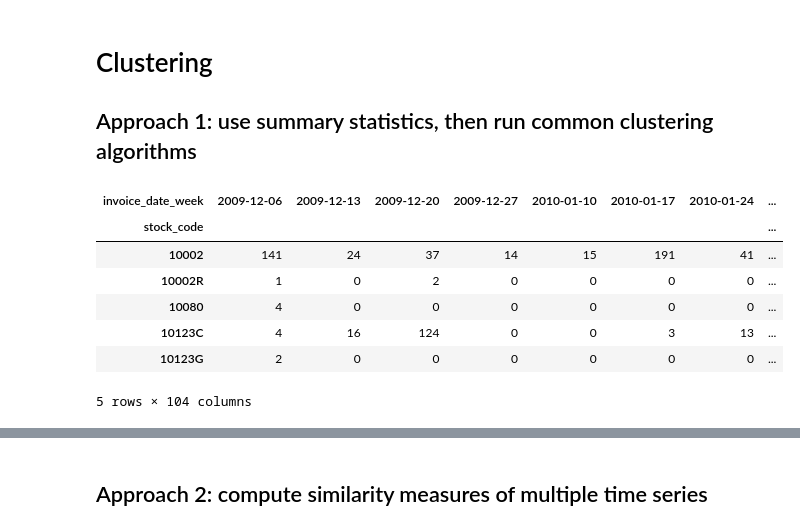
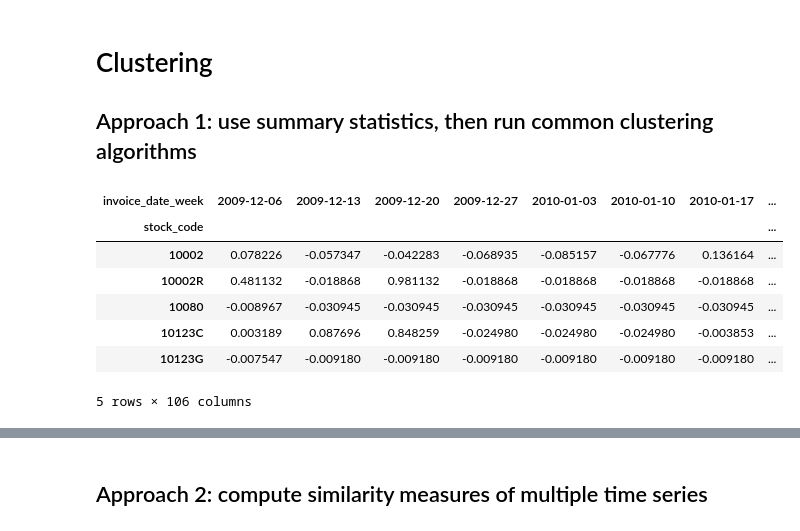
Before and after one commit to elvyna/uci-online-retail, a Jupyter notebook: notebooks/2021-07-05-time-series-clustering.ipynb, the cells around one changed output, grey strips where cells are left out. Drawn from its saved outputs; the diff is of its cells as text; code cells hidden in the pictures.

```diff
--- a/notebooks/2021-07-05-time-series-clustering.ipynb
+++ b/notebooks/2021-07-05-time-series-clustering.ipynb
@@ -9,7 +50,7 @@ sns.set_context('talk')
 # %% [markdown]
 # Data Preparation
 # %%
-df_raw = pd.read_csv("../data/online_retail_II.csv")
+df_raw = pd.read_csv("data/online_retail_II.csv")
 df_raw.shape
 # %% [output]
 (1067371, 8)
@@ -155,7 +196,7 @@ sns.despine();
 from utils.preprocess_time_series import generate_complete_records
 
 GENERATE_SERIES = False
-SERIES_FILE_NAME = '../data/weekly-item-full-series.parquet'
+SERIES_FILE_NAME = 'data/weekly-item-full-series.parquet'
 
 if GENERATE_SERIES:
     df_agg_full = generate_complete_records(df=df_agg, date_freq='W')
@@ -164,3 +205,6 @@ else:
     df_agg_full = pd.read_parquet(SERIES_FILE_NAME)
 
 assert df_agg_full['quantity'].sum() == df_agg['quantity'].sum(), "Different values after generating complete records!"
+# %%
+df_agg_full = normalise_value(df=df_agg_full, grouping_column_list=["stock_code"], metric_column="quantity")
+df_agg_full.head()
@@ -211,22 +287,22 @@ sns.despine();
 # %%
 !pip install keras tensorflow graphviz pydot -q
 # %%
-df_agg_pivot = df_agg.pivot_table(
+df_agg_pivot = df_agg_full.pivot_table(
     index='stock_code',
     columns='invoice_date_week',
-    values='quantity',
+    values='quantity_normalised', # 'quantity'
     fill_value=0
 )
 df_agg_pivot.head()
 # %% [output]
-| invoice_date_week | 2009-12-06 | 2009-12-13 | 2009-12-20 | 2009-12-27 | 2010-01-10 | 2010-01-17 | 2010-01-24 | ... |
+| invoice_date_week | 2009-12-06 | 2009-12-13 | 2009-12-20 | 2009-12-27 | 2010-01-03 | 2010-01-10 | 2010-01-17 | ... |
 | stock_code |  |  |  |  |  |  |  | ... |
-| 10002 | 141 | 24 | 37 | 14 | 15 | 191 | 41 | ... |
-| 10002R | 1 | 0 | 2 | 0 | 0 | 0 | 0 | ... |
-| 10080 | 4 | 0 | 0 | 0 | 0 | 0 | 0 | ... |
-| 10123C | 4 | 16 | 124 | 0 | 0 | 3 | 13 | ... |
-| 10123G | 2 | 0 | 0 | 0 | 0 | 0 | 0 | ... |
+| 10002 | 0.078226 | -0.057347 | -0.042283 | -0.068935 | -0.085157 | -0.067776 | 0.136164 | ... |
+| 10002R | 0.481132 | -0.018868 | 0.981132 | -0.018868 | -0.018868 | -0.018868 | -0.018868 | ... |
+| 10080 | -0.008967 | -0.030945 | -0.030945 | -0.030945 | -0.030945 | -0.030945 | -0.030945 | ... |
+| 10123C | 0.003189 | 0.087696 | 0.848259 | -0.024980 | -0.024980 | -0.024980 | -0.003853 | ... |
+| 10123G | -0.007547 | -0.009180 | -0.009180 | -0.009180 | -0.009180 | -0.009180 | -0.009180 | ... |
-5 rows × 104 columns
+5 rows × 106 columns
 # %%
 df_agg_pivot.values
 # %% [output]
```
Also changed, not shown: parts of 12 cells of this notebook, 1 other file.
